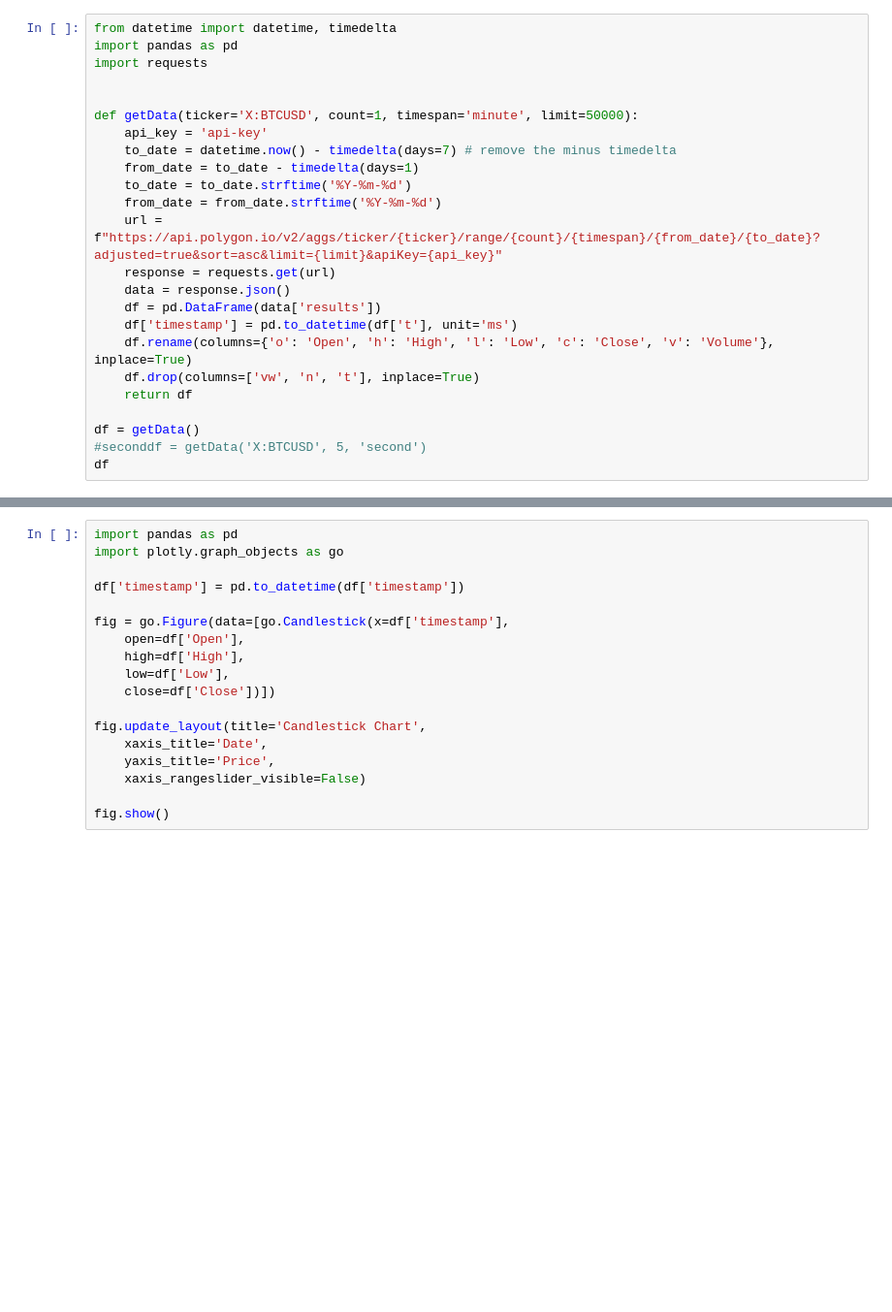
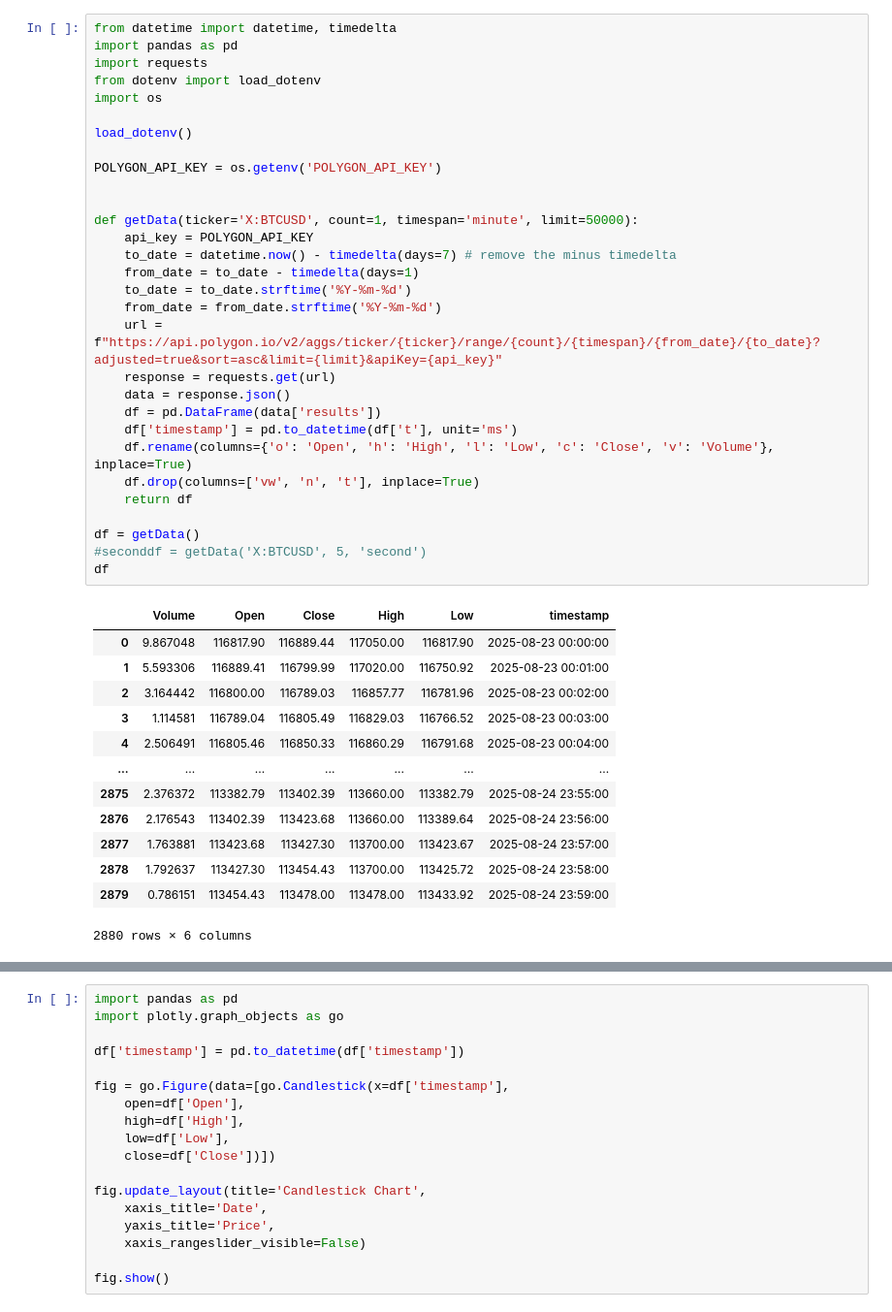
Before and after one commit to brinzunza/BAT, a Jupyter notebook: backtesting/dtfx.ipynb, the cells around one changed output, grey strips where cells are left out. Shown: that part at 97% size. Drawn from its saved outputs; the diff is of its cells as text; blank space fills up the shorter version.

```diff
--- a/backtesting/bat.ipynb
+++ b/backtesting/dtfx.ipynb
@@ -1,27 +1,47 @@
 # %%
 from datetime import datetime, timedelta
 import pandas as pd
 import requests
+from dotenv import load_dotenv
+import os
+
+load_dotenv()
+
+POLYGON_API_KEY = os.getenv('POLYGON_API_KEY')
 
 
 def getData(ticker='X:BTCUSD', count=1, timespan='minute', limit=50000):
-    api_key = 'api-key'
+    api_key = POLYGON_API_KEY
     to_date = datetime.now() - timedelta(days=7) # remove the minus timedelta
     from_date = to_date - timedelta(days=1)
     to_date = to_date.strftime('%Y-%m-%d')
     from_date = from_date.strftime('%Y-%m-%d')
     url = f"https://api.polygon.io/v2/aggs/ticker/{ticker}/range/{count}/{timespan}/{from_date}/{to_date}?adjusted=true&sort=asc&limit={limit}&apiKey={api_key}"
     response = requests.get(url)
     data = response.json()
     df = pd.DataFrame(data['results'])
     df['timestamp'] = pd.to_datetime(df['t'], unit='ms')
     df.rename(columns={'o': 'Open', 'h': 'High', 'l': 'Low', 'c': 'Close', 'v': 'Volume'}, inplace=True)
     df.drop(columns=['vw', 'n', 't'], inplace=True)
     return df
 
 df = getData()
 #seconddf = getData('X:BTCUSD', 5, 'second')
 df
+# %% [output]
+|  | Volume | Open | Close | High | Low | timestamp |
+| 0 | 9.867048 | 116817.90 | 116889.44 | 117050.00 | 116817.90 | 2025-08-23 00:00:00 |
+| 1 | 5.593306 | 116889.41 | 116799.99 | 117020.00 | 116750.92 | 2025-08-23 00:01:00 |
+| 2 | 3.164442 | 116800.00 | 116789.03 | 116857.77 | 116781.96 | 2025-08-23 00:02:00 |
+| 3 | 1.114581 | 116789.04 | 116805.49 | 116829.03 | 116766.52 | 2025-08-23 00:03:00 |
+| 4 | 2.506491 | 116805.46 | 116850.33 | 116860.29 | 116791.68 | 2025-08-23 00:04:00 |
+| ... | ... | ... | ... | ... | ... | ... |
+| 2875 | 2.376372 | 113382.79 | 113402.39 | 113660.00 | 113382.79 | 2025-08-24 23:55:00 |
+| 2876 | 2.176543 | 113402.39 | 113423.68 | 113660.00 | 113389.64 | 2025-08-24 23:56:00 |
+| 2877 | 1.763881 | 113423.68 | 113427.30 | 113700.00 | 113423.67 | 2025-08-24 23:57:00 |
+| 2878 | 1.792637 | 113427.30 | 113454.43 | 113700.00 | 113425.72 | 2025-08-24 23:58:00 |
+| 2879 | 0.786151 | 113454.43 | 113478.00 | 113478.00 | 113433.92 | 2025-08-24 23:59:00 |
+2880 rows × 6 columns
 # %%
 import pandas as pd
 import matplotlib.pyplot as plt
```
Also changed, not shown: parts of 1 cell of this notebook, 17 other files.
